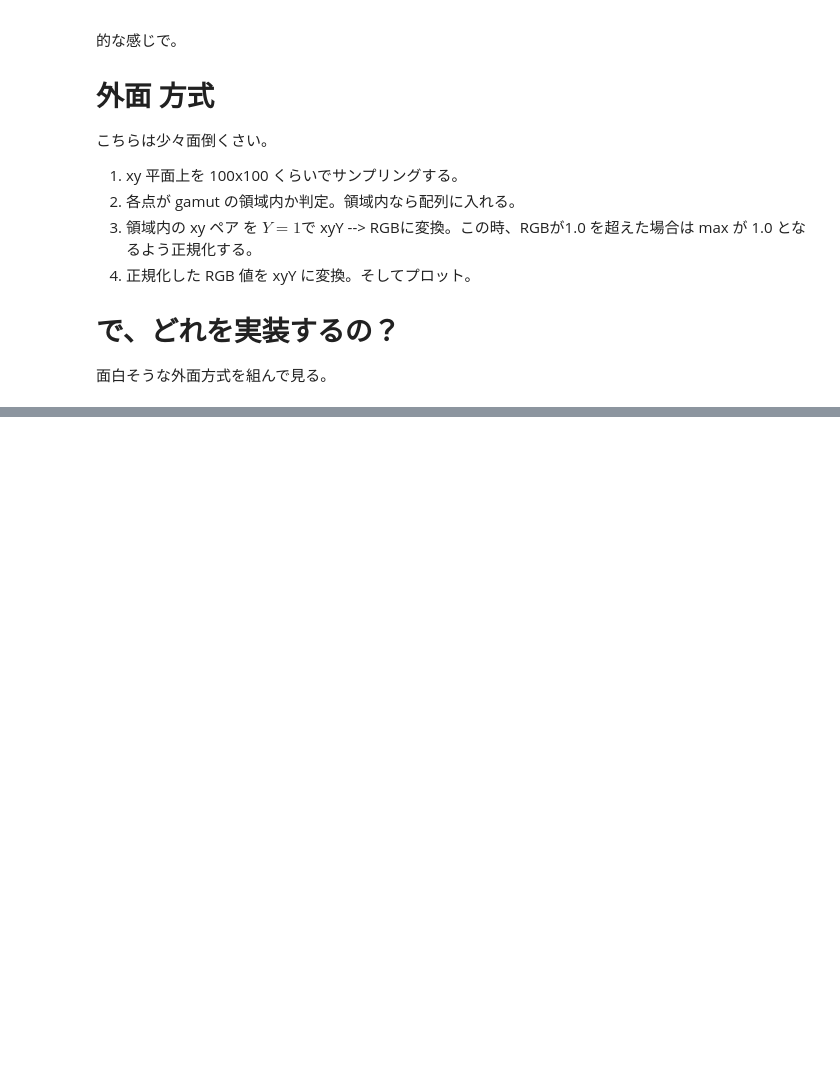
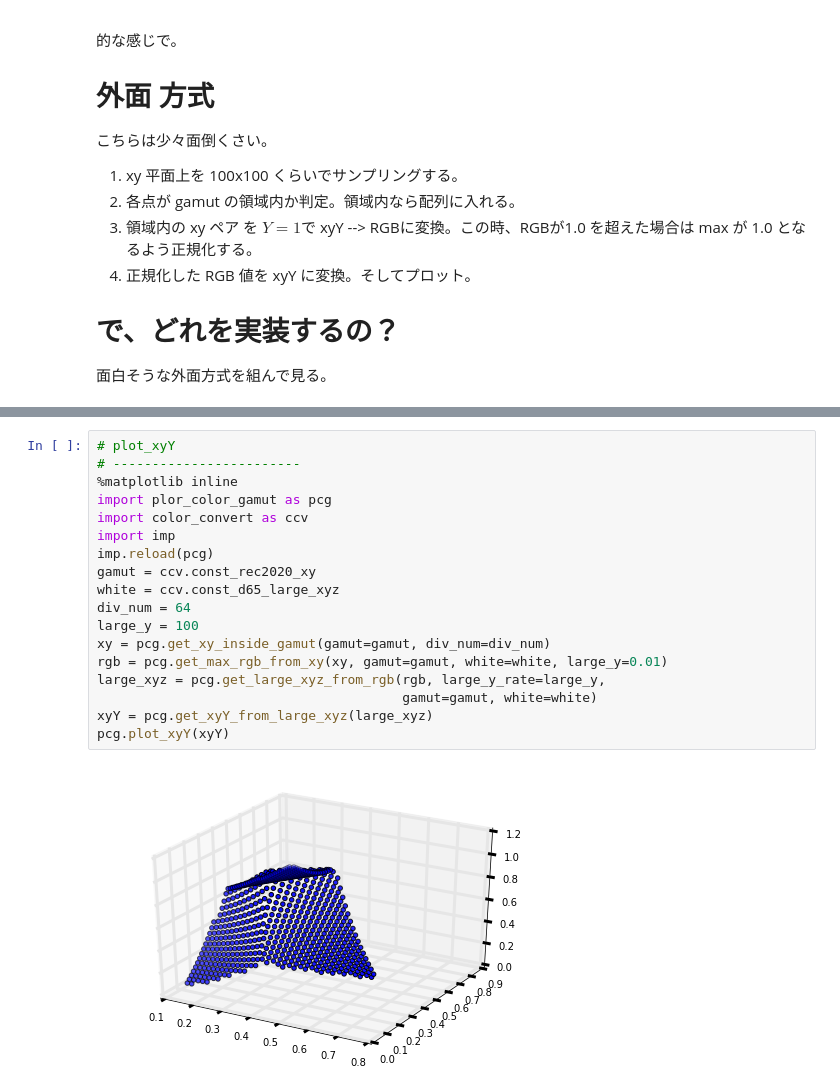
Before and after one commit to toru-ver4/sip, a Jupyter notebook: matplotlib/color_volume/plot_color_gamut.ipynb, the cells around one changed output, grey strips where cells are left out. Cells and saved outputs as stored; diff of their text form; blank space fills up the shorter version.

```diff
--- a/matplotlib/color_volume/plot_color_gamut.ipynb
+++ b/matplotlib/color_volume/plot_color_gamut.ipynb
@@ -48,0 +143,20 @@ pcg
+# %%
+# plot_xyY
+# ------------------------
+%matplotlib inline
+import plor_color_gamut as pcg
+import color_convert as ccv
+import imp
+imp.reload(pcg)
+gamut = ccv.const_rec2020_xy
+white = ccv.const_d65_large_xyz
+div_num = 64
+large_y = 100
+xy = pcg.get_xy_inside_gamut(gamut=gamut, div_num=div_num)
+rgb = pcg.get_max_rgb_from_xy(xy, gamut=gamut, white=white, large_y=0.01)
+large_xyz = pcg.get_large_xyz_from_rgb(rgb, large_y_rate=large_y,
+                                       gamut=gamut, white=white)
+xyY = pcg.get_xyY_from_large_xyz(large_xyz)
+pcg.plot_xyY(xyY)
+# %% [output]
+[figure, added]
```
Also changed, not shown: parts of 4 cells of this notebook, 1 other file.
